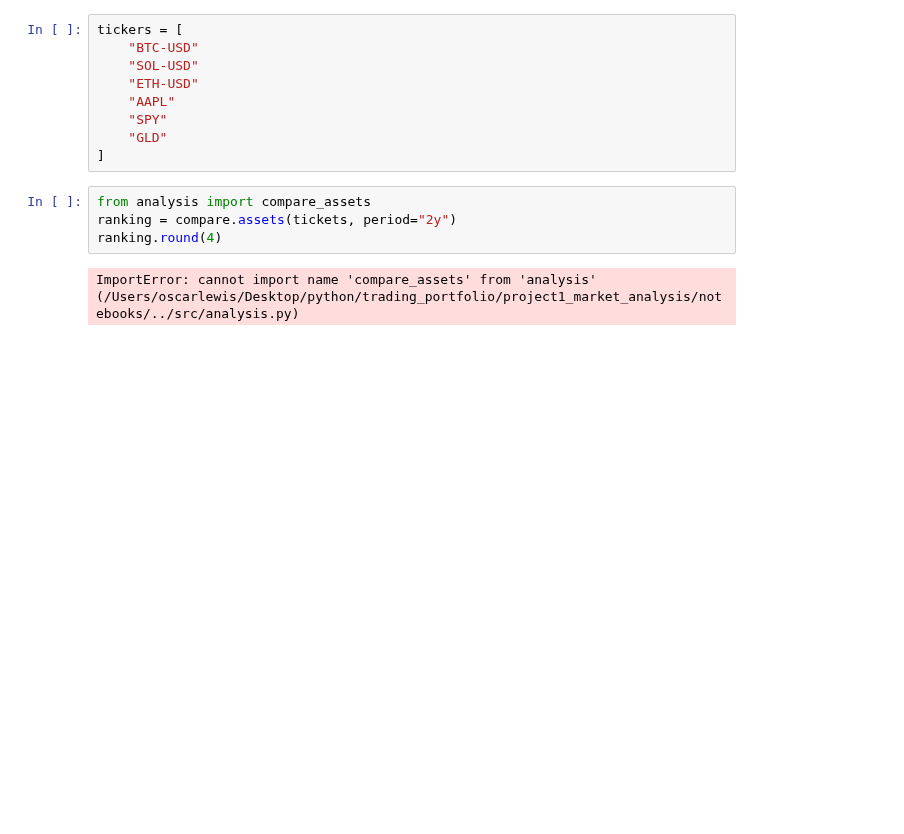
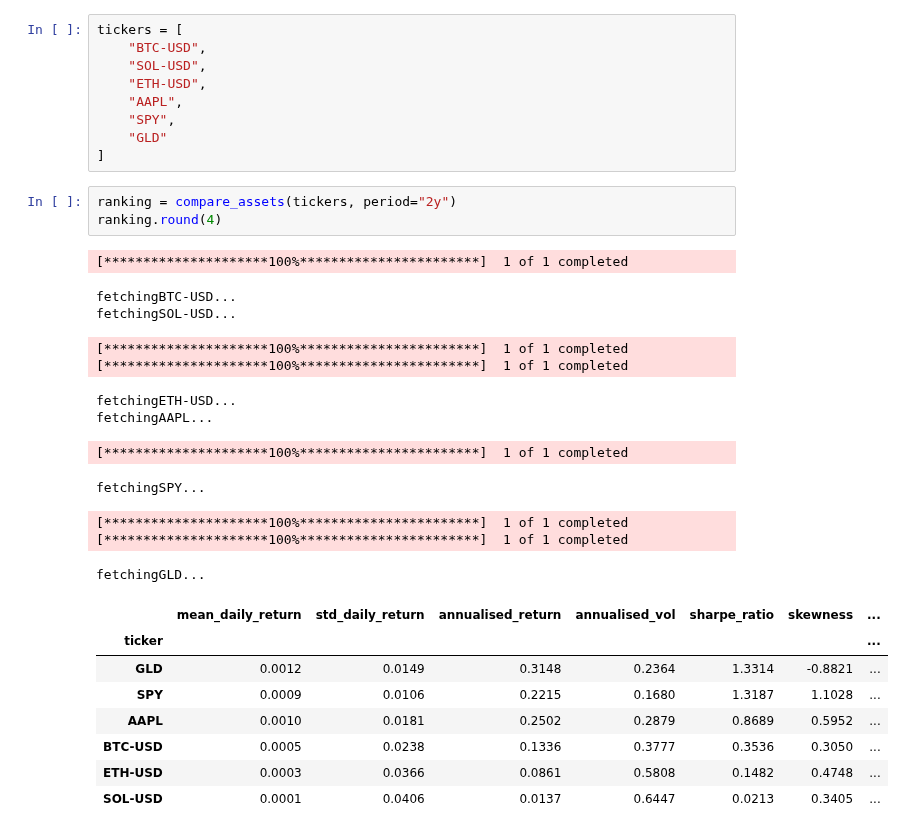
Before and after one commit to oscar-lewis-3333/trading-portfolio, a Jupyter notebook: past_market_analysis/notebooks/ticker_analysis.ipynb, the cells around one changed output. Cells and saved outputs as stored; diff of their text form; blank space fills up the shorter version.

Commit message:
New project: ML-Fundamentals. Update to past_market_analysis notebook and top-level README.

```diff
--- a/past_market_analysis/notebooks/ticker_analysis.ipynb
+++ b/past_market_analysis/notebooks/ticker_analysis.ipynb
@@ -71,19 +71,37 @@ p-value: 0.0000
 Normal? : False
 # %%
 tickers = [
-    "BTC-USD"
-    "SOL-USD"
-    "ETH-USD"
-    "AAPL"
-    "SPY"
+    "BTC-USD",
+    "SOL-USD",
+    "ETH-USD",
+    "AAPL",
+    "SPY",
     "GLD"
 ]
 # %%
-from analysis import compare_assets
-ranking = compare.assets(tickets, period="2y")
+ranking = compare_assets(tickers, period="2y")
 ranking.round(4)
 # %% [output]
-ImportError: cannot import name 'compare_assets' from 'analysis' (/Users/oscarlewis/Desktop/python/trading_portfolio/project1_market_analysis/notebooks/../src/analysis.py)
+[*********************100%***********************]  1 of 1 completed
+fetchingBTC-USD...
+fetchingSOL-USD...
+[*********************100%***********************]  1 of 1 completed
+[*********************100%***********************]  1 of 1 completed
+fetchingETH-USD...
+fetchingAAPL...
+[*********************100%***********************]  1 of 1 completed
+fetchingSPY...
+[*********************100%***********************]  1 of 1 completed
+[*********************100%***********************]  1 of 1 completed
+fetchingGLD...
+|  | mean_daily_return | std_daily_return | annualised_return | annualised_vol | sharpe_ratio | skewness | ... |
+| ticker |  |  |  |  |  |  | ... |
+| GLD | 0.0012 | 0.0149 | 0.3148 | 0.2364 | 1.3314 | -0.8821 | ... |
+| SPY | 0.0009 | 0.0106 | 0.2215 | 0.1680 | 1.3187 | 1.1028 | ... |
+| AAPL | 0.0010 | 0.0181 | 0.2502 | 0.2879 | 0.8689 | 0.5952 | ... |
+| BTC-USD | 0.0005 | 0.0238 | 0.1336 | 0.3777 | 0.3536 | 0.3050 | ... |
+| ETH-USD | 0.0003 | 0.0366 | 0.0861 | 0.5808 | 0.1482 | 0.4748 | ... |
+| SOL-USD | 0.0001 | 0.0406 | 0.0137 | 0.6447 | 0.0213 | 0.3405 | ... |
 # %%
 print("=== Asset Ranking by Sharpe Ratio ===\n")
 for ticker, row in ranking.iterrows():
```
Also changed, not shown: parts of 7 cells of this notebook, 7 other files.
